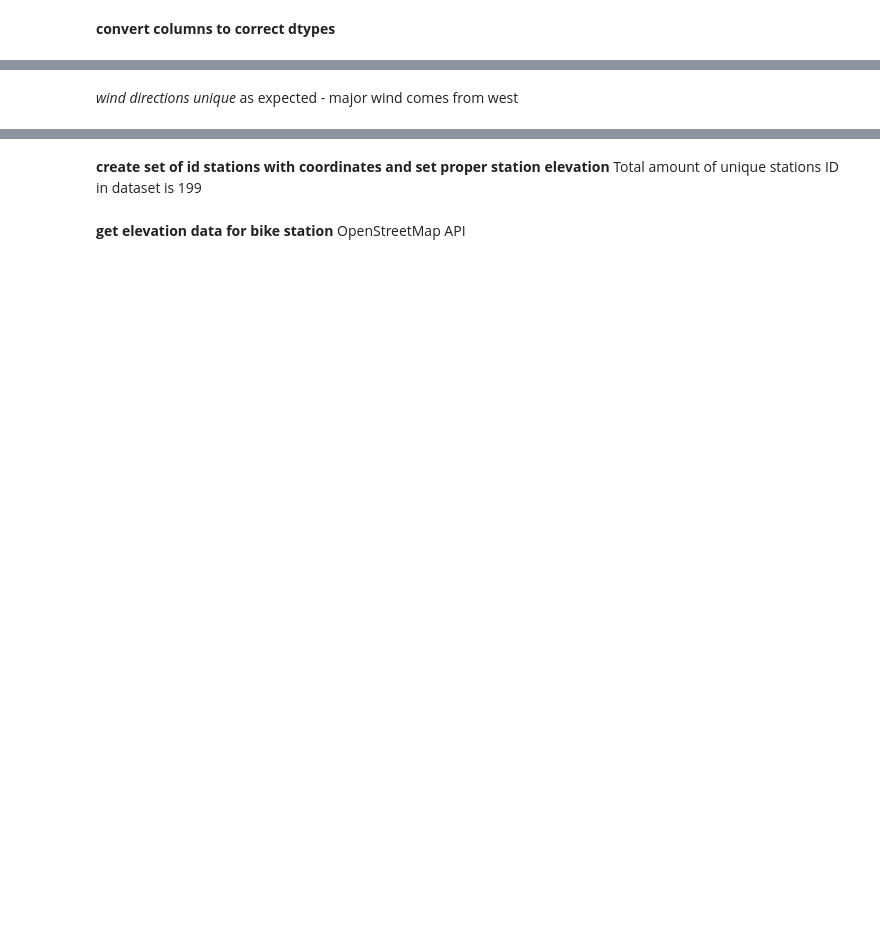
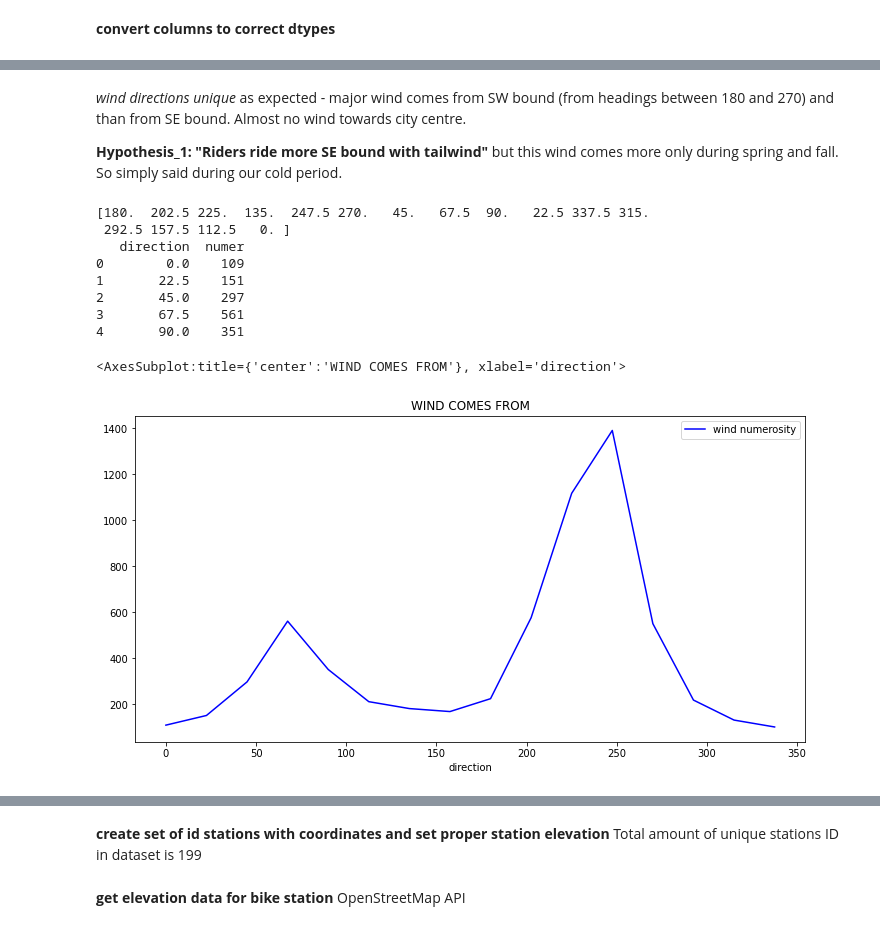
Before and after one commit to daim77/python_BI_analysis_bike_sharing, a Jupyter notebook: results.ipynb, the cells around one changed output, grey strips where cells are left out. Cells and saved outputs as stored; diff of their text form; code cells hidden in the pictures; blank space fills up the shorter version.

Commit message:
weather analysis

```diff
--- a/results.ipynb
+++ b/results.ipynb
@@ -172,3 +169,0 @@ print(weather_df.dtypes)
-# %% [markdown]
-*wind directions unique*
-as expected - major wind comes from west
@@ -177,0 +170,27 @@ print(weather_df['wind_direction_deg'].value_counts())
+# %% [markdown]
+*wind directions unique*
+as expected - major wind comes from SW bound (from headings between 180 and 270)
+and than from SE bound.  Almost no wind towards city centre.
+
+__Hypothesis_1: "Riders ride more SE bound with tailwind"__
+but this wind comes more only during spring and fall. So simply said during our cold period.
+# %%
+print(weather_df['wind_direction_deg'].unique())
+wind_from_df = pd.DataFrame(weather_df['wind_direction_deg'].value_counts().sort_index())
+wind_from_df.rename(columns={'wind_direction_deg': 'numer'}, inplace=True)
+wind_from_df.index.name = 'direction'
+wind_from_df.reset_index(inplace=True)
+print(wind_from_df.head())
+wind_from_df\
+    .plot(x='direction', y='numer', figsize=(12, 6), color='blue', title='WIND COMES FROM', label='wind numerosity')
+# %% [output]
+[180.  202.5 225.  135.  247.5 270.   45.   67.5  90.   22.5 337.5 315.
+ 292.5 157.5 112.5   0. ]
+   direction  numer
+0        0.0    109
+1       22.5    151
+2       45.0    297
+3       67.5    561
+4       90.0    351
+<AxesSubplot:title={'center':'WIND COMES FROM'}, xlabel='direction'>
+[figure, added]
```
Also changed, not shown: parts of 42 cells of this notebook.
